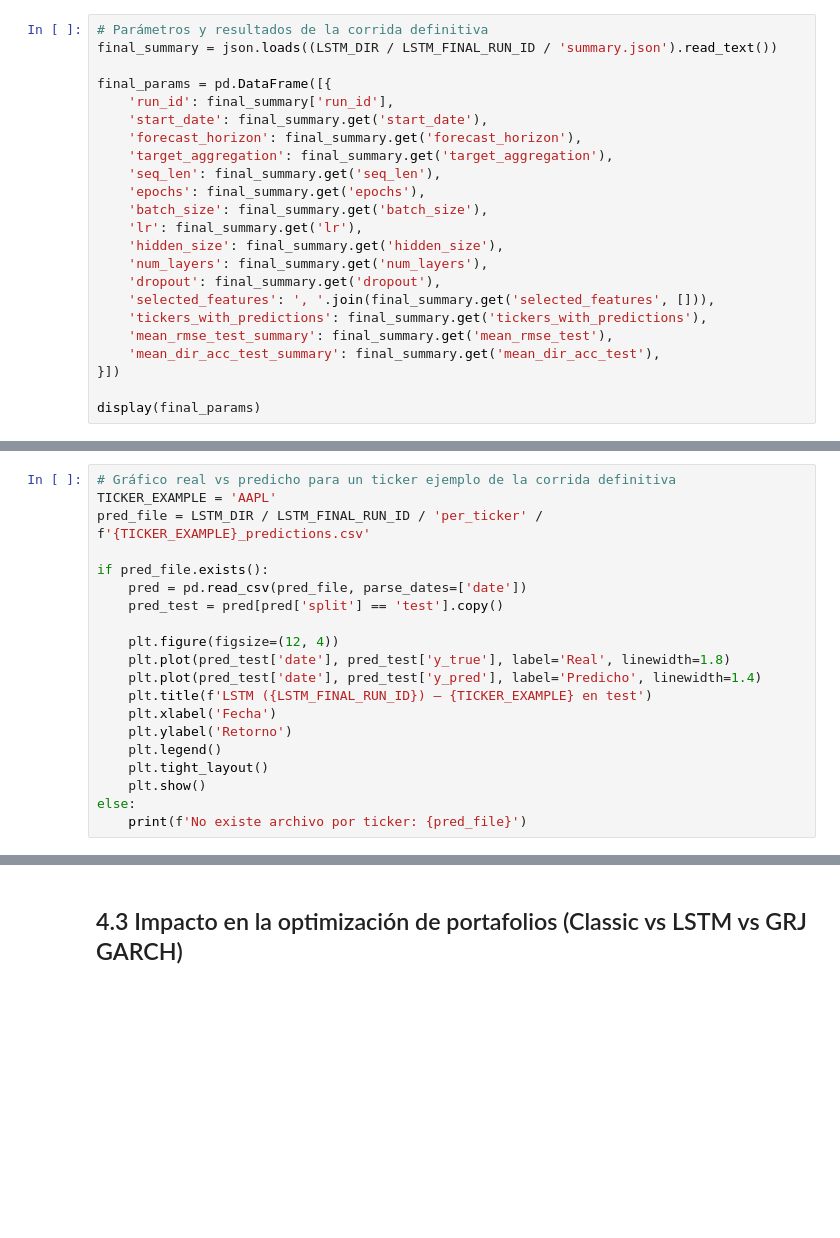
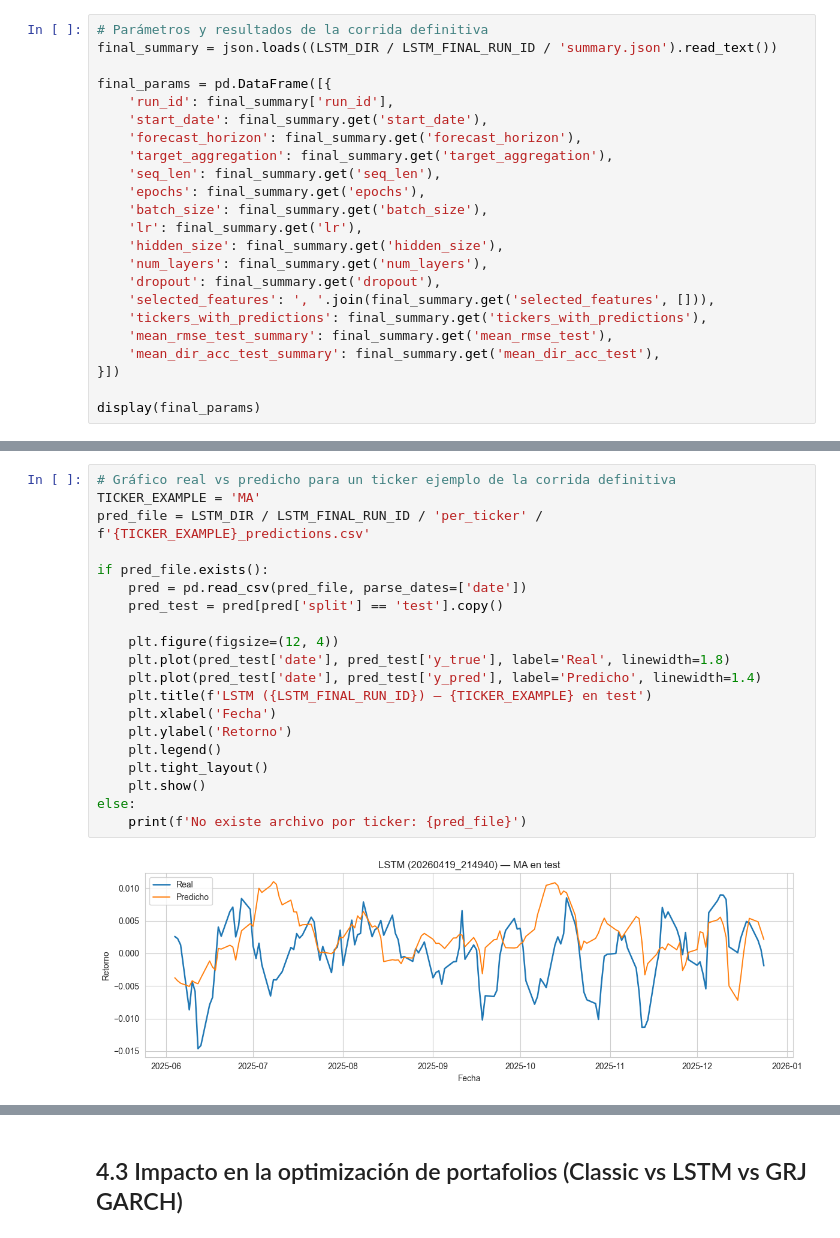
Before and after one commit to Lucass12345/Markowitz, a Jupyter notebook: notebooks/Capitulo4_Resultados.ipynb, the cells around one changed output, grey strips where cells are left out. Drawn from its saved outputs; the diff is of its cells as text; blank space fills up the shorter version.

```diff
--- a/notebooks/Capitulo4_Resultados.ipynb
+++ b/notebooks/Capitulo4_Resultados.ipynb
@@ -233,23 +299,25 @@ display(failed[['ticker', 'dir_acc_test', 'rmse_test', 'mu_pred']].reset_index(d
 # %%
 # Gráfico real vs predicho para un ticker ejemplo de la corrida definitiva
-TICKER_EXAMPLE = 'AAPL'
+TICKER_EXAMPLE = 'MA'
 pred_file = LSTM_DIR / LSTM_FINAL_RUN_ID / 'per_ticker' / f'{TICKER_EXAMPLE}_predictions.csv'
 
 if pred_file.exists():
     pred = pd.read_csv(pred_file, parse_dates=['date'])
     pred_test = pred[pred['split'] == 'test'].copy()
 
     plt.figure(figsize=(12, 4))
     plt.plot(pred_test['date'], pred_test['y_true'], label='Real', linewidth=1.8)
     plt.plot(pred_test['date'], pred_test['y_pred'], label='Predicho', linewidth=1.4)
     plt.title(f'LSTM ({LSTM_FINAL_RUN_ID}) — {TICKER_EXAMPLE} en test')
     plt.xlabel('Fecha')
     plt.ylabel('Retorno')
     plt.legend()
     plt.tight_layout()
     plt.show()
 else:
     print(f'No existe archivo por ticker: {pred_file}')
+# %% [output]
+[figure, added]
 # %%
 # Evaluación GJR-GARCH y chequeo de fallback EWMA
 vol_pred = pd.read_csv(ROOT / 'outputs' / 'predictions' / 'volatility_predictions.csv')
```
Also changed, not shown: parts of 5 cells of this notebook.
